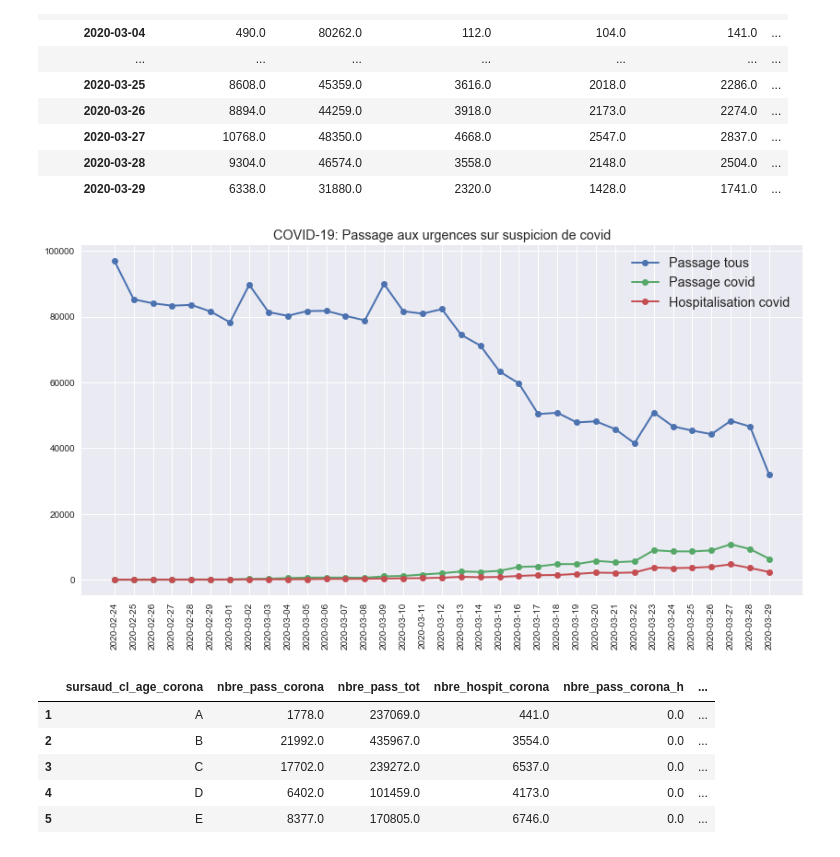
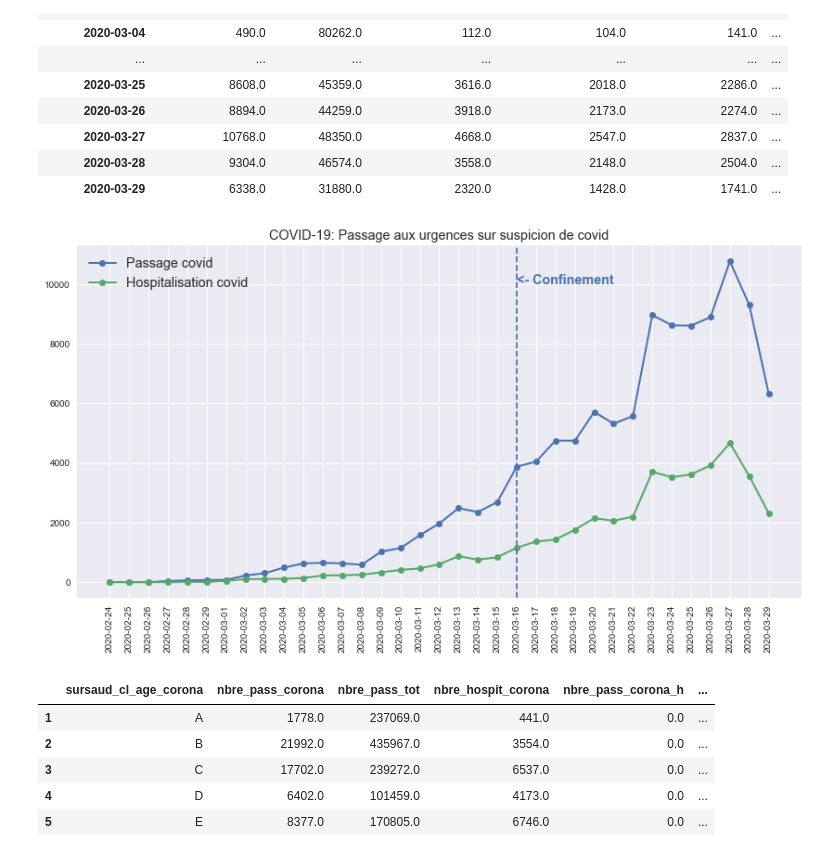
Before and after one commit to Oryon/covid-19, a Jupyter notebook: covid19_sursaud.ipynb, the cells around one changed output. Cells and saved outputs as stored; diff of their text form; code cells hidden in the pictures.

```diff
--- a/covid19_sursaud.ipynb
+++ b/covid19_sursaud.ipynb
@@ -88,15 +88,17 @@ data_jour
 | 2020-03-29 | 6338.0 | 31880.0 | 2320.0 | 1428.0 | 1741.0 | ... |
 # %%
 fig, ax = plt.subplots(figsize=(14,7))
-plt.plot(data_jour.index, data_jour['nbre_pass_tot'], label='Passage tous', linewidth=2, marker='o')
+#plt.plot(data_jour.index, data_jour['nbre_pass_tot'], label='Passage tous', linewidth=2, marker='o')
 plt.plot(data_jour.index, data_jour['nbre_pass_corona'], label='Passage covid', linewidth=2, marker='o')
 plt.plot(data_jour.index, data_jour['nbre_hospit_corona'], label='Hospitalisation covid', linewidth=2, marker='o')
 plt.legend(fontsize='x-large')
+plt.annotate('<- Confinement', (21,10000), color='C0', fontsize='x-large', fontweight='bold')
+plt.axvline(21, color='C0', linestyle='dashed')
 plt.xticks(data_jour.index, data_jour.index, rotation='vertical')
 ax.set_title('COVID-19: Passage aux urgences sur suspicion de covid', fontsize='x-large')
 plt.show()
 # %% [output]
-[figure, old version]
+[figure, new version]
 # %%
 data_age = data.groupby(['sursaud_cl_age_corona']).sum().reset_index().drop(0)
 data_age
```
Also changed, not shown: 2 other files.
